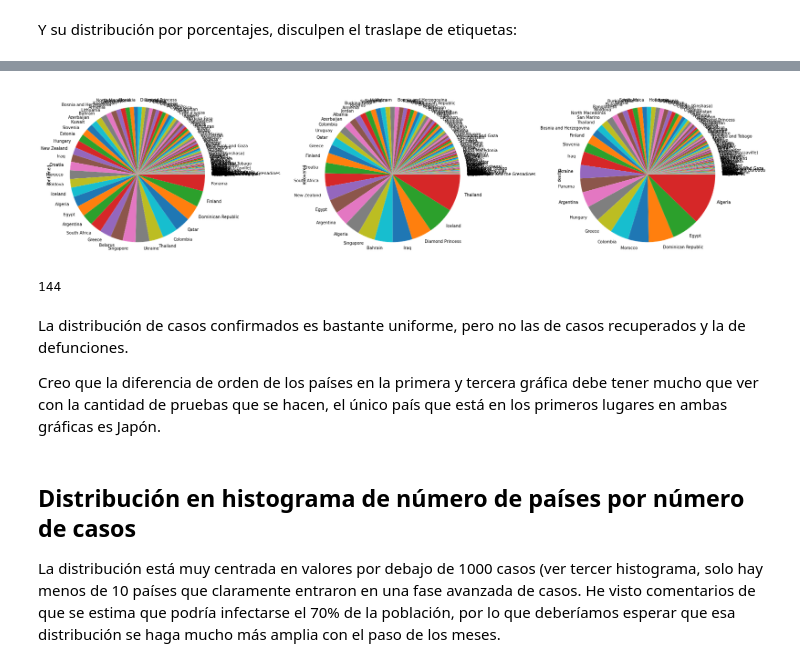
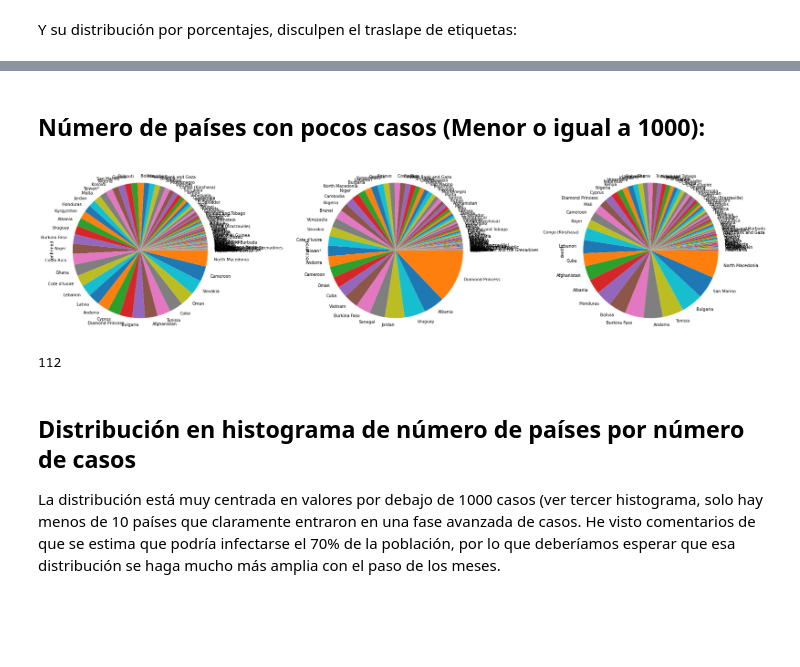
Before and after one commit to garaged/covid19-dataview, a Jupyter notebook: covid-19 pomber data set.ipynb, the cells around one changed output, grey strips where cells are left out. Drawn from its saved outputs; the diff is of its cells as text; code cells hidden in the pictures; blank space fills up the shorter version.

```diff
--- a/covid-19 pomber data set.ipynb
+++ b/covid-19 pomber data set.ipynb
@@ -325,20 +351,18 @@ country_day_top["confirmed"].count()
+# %% [markdown]
+## Número de países con pocos casos (Menor o igual a 1000):
 # %%
 fig, ax = plt.subplots(1,3, figsize=(25,10))
-country_day_bottom = country_day[country_day['confirmed'] < min_confirmed]
+country_day_bottom = country_day.query("confirmed <= 1000")
 country_day_bottom['confirmed'].sort_values().plot(kind='pie', ax = ax[0])
 country_day_bottom['recovered'].sort_values().plot(kind='pie', ax = ax[1])
 country_day_bottom['deaths'].sort_values().plot(kind='pie', ax = ax[2])
 plt.tight_layout()
 # %% [output]
-[figure, old version]
+[figure, new version]
 # %%
 country_day_bottom["confirmed"].count()
 # %% [output]
-144
+112
-# %% [markdown]
-La distribución de casos confirmados es bastante uniforme, pero no las de casos recuperados y la de defunciones.
-
-Creo que la diferencia de orden de los países en la primera y tercera gráfica debe tener mucho que ver con la cantidad de pruebas que se hacen, el único país que está en los primeros lugares en ambas gráficas es Japón.
 # %% [markdown]
 ## Distribución en histograma de número de países por número de casos
 La distribución está muy centrada en valores por debajo de 1000 casos (ver tercer histograma, solo hay menos de 10 países que claramente entraron en una fase avanzada de casos. He visto comentarios de que se estima que podría infectarse el 70% de la población, por lo que deberíamos esperar que esa distribución se haga mucho más amplia con el paso de los meses.
```
Also changed, not shown: parts of 69 cells of this notebook, 2 other files.
